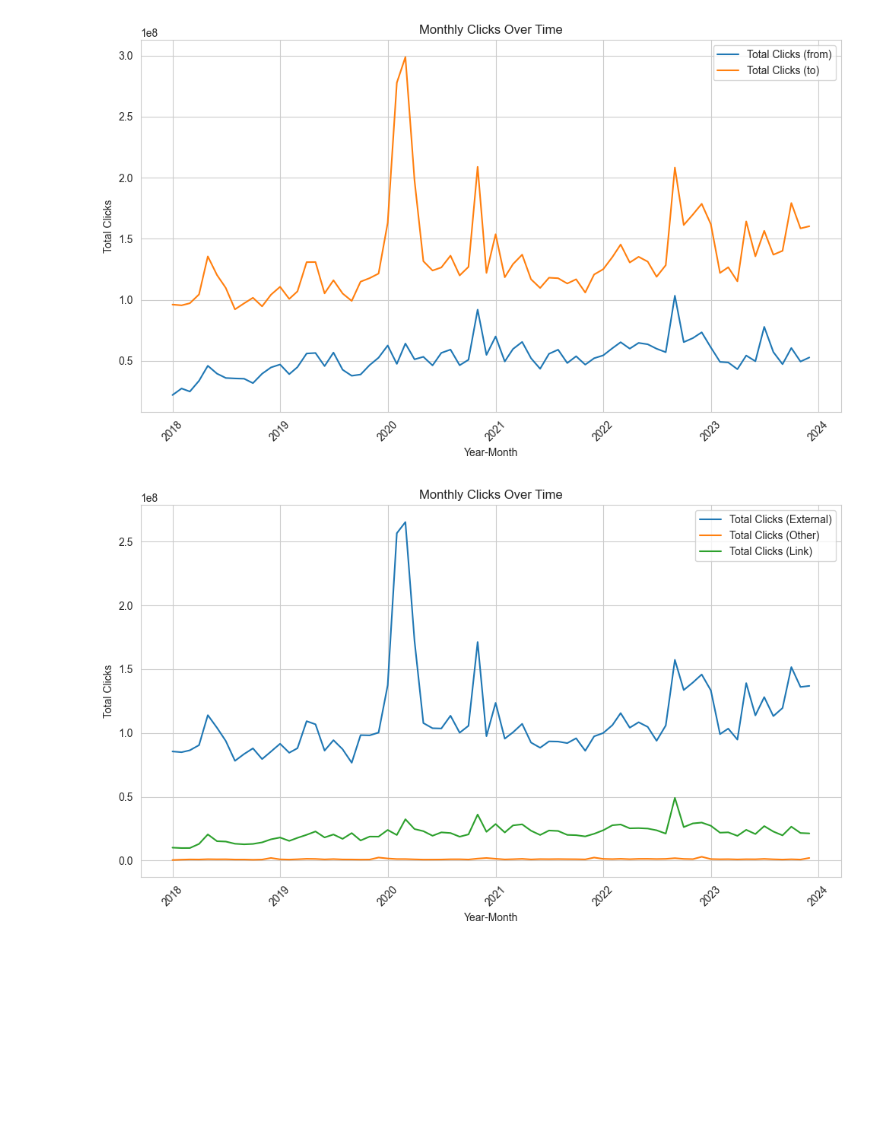
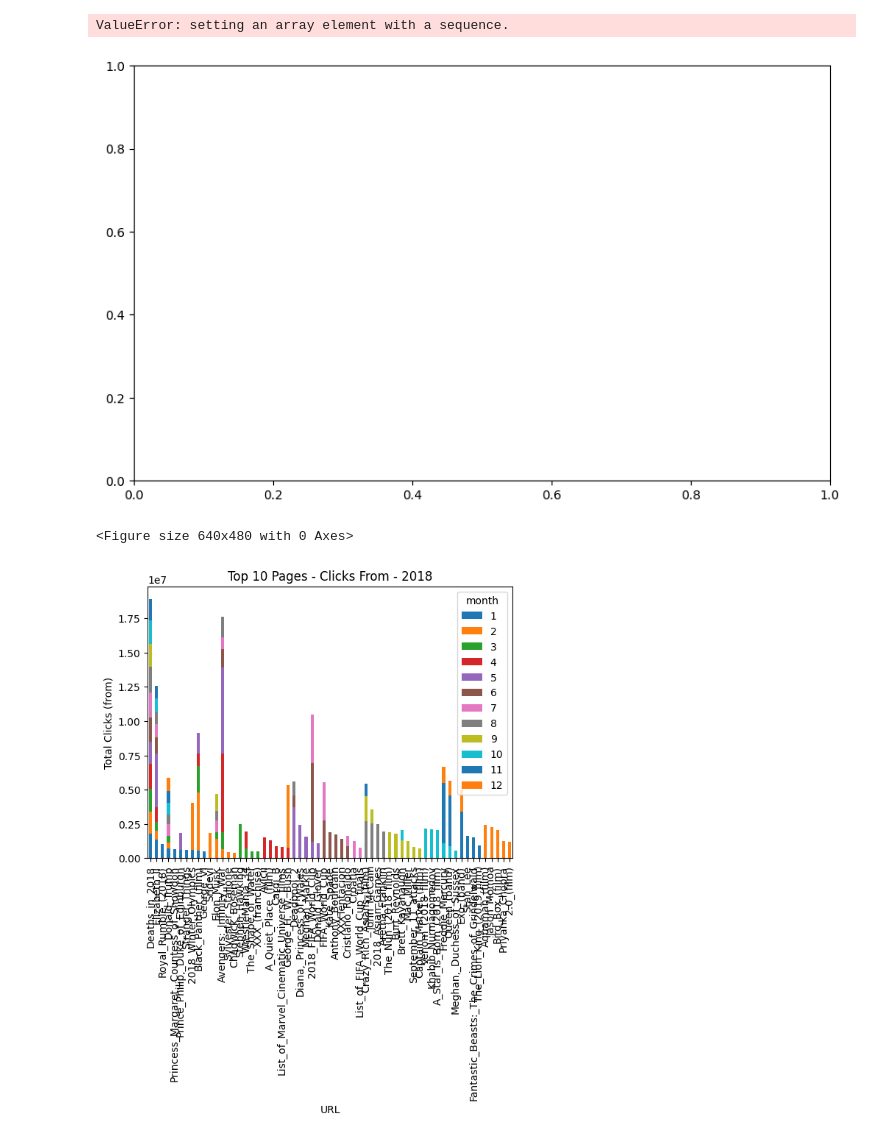
Before and after one commit to Petersmit27/managingbigdata-project, a Jupyter notebook: visualizations.ipynb, the cells around one changed output. Cells and saved outputs as stored; diff of their text form; code cells hidden in the pictures; blank space fills up the shorter version.

```diff
--- a/visualizations.ipynb
+++ b/visualizations.ipynb
@@ -25,52 +64,68 @@ monthly_clicks = df.groupby(['year', 'month']).sum()
 # Plot the time series
 plt.figure(figsize=(10, 6))
 # Combine the levels of MultiIndex for proper conversion to string
-monthly_clicks.index = monthly_clicks.index.map(lambda x: dt.datetime.strptime(f"{x[0]}-{x[1]:02}", '%Y-%m').date())
-plt.plot(monthly_clicks.index, monthly_clicks['fromClicks'], label='Total Clicks (from)')
-plt.plot(monthly_clicks.index, monthly_clicks['toClicks'], label='Total Clicks (to)')
+monthly_clicks['index'] = monthly_clicks.index.map(lambda x: dt.datetime.strptime(f"{x[0]}-{x[1]:02}", '%Y-%m').date())
+# plt.plot(monthly_clicks.index, monthly_clicks['toClicksExternal'], label='Total Clicks (External)')
+plt.plot(monthly_clicks.index, monthly_clicks['toClicksOther'], label='Total Clicks (Other)')
+plt.plot(monthly_clicks.index, monthly_clicks['toClicksLink'], label='Total Clicks (Link)')
 
 plt.title('Monthly Clicks Over Time')
 plt.xlabel('Year-Month')
 plt.ylabel('Total Clicks')
 plt.legend()
-plt.xticks(rotation=45)
 plt.tight_layout()
 plt.show()
 # %% [output]
+ValueError: setting an array element with a sequence.
-[figure, old version]
+[figure, new version]
 # %%
 # Load the results.csv file
 file_path = 'result.csv'
 df = pd.read_csv(file_path)
 
-# Extract the year and month from the 'file' column
+%matplotlib inline
+top_n = 10
+
+# Extract 'year' and 'month' from the 'file' column
 df[['year', 'month']] = df['file'].str.extract(r'(\d{4})-(\d{2})\.tsv\.gz')
 
 # Convert 'year' and 'month' columns to integers
 df['year'] = df['year'].astype(int)
 df['month'] = df['month'].astype(int)
 
-#Filter out urls
+# Filter out urls
 df = df[df['url'] != 'Main_Page']
 df = df[df['url'] != 'Hyphen-minus']
 
-# Group by year-month and sum the clicks
-monthly_clicks = df.groupby(['year', 'month']).sum()
+# Loop through each year and create a layered bar chart for each month
+for year in df['year'].unique():
+    yearly_df = df[df['year'] == year]
 
-# Plot the time series
-plt.figure(figsize=(10, 6))
-# Combine the levels of MultiIndex for proper conversion to string
-monthly_clicks.index = monthly_clicks.index.map(lambda x: dt.datetime.strptime(f"{x[0]}-{x[1]:02}", '%Y-%m').date())
-plt.plot(monthly_clicks.index, monthly_clicks['toClicksExternal'], label='Total Clicks (External)')
-plt.plot(monthly_clicks.index, monthly_clicks['toClicksOther'], label='Total Clicks (Other)')
-plt.plot(monthly_clicks.index, monthly_clicks['toClicksLink'], label='Total Clicks (Link)')
+    if not yearly_df.empty:
+        # Group by 'url' and 'month', summing up 'fromClicks' and 'toClicks'
+        monthly_totals = yearly_df.groupby(['url', 'month'])[['fromClicks', 'toClicks']].sum()
 
-plt.title('Monthly Clicks Over Time')
-plt.xlabel('Year-Month')
-plt.ylabel('Total Clicks')
-plt.legend()
-plt.xticks(rotation=45)
-plt.tight_layout()
-plt.show()
+        # Top N pages with the highest clicks 'from' and 'to' for each month
+        top_from_pages_monthly = monthly_totals.groupby('month')['fromClicks'].nlargest(top_n).reset_index(level=0, drop=True)
+        top_to_pages_monthly = monthly_totals.groupby('month')['toClicks'].nlargest(top_n).reset_index(level=0, drop=True)
+
+        # Plotting
+        # Bar chart for clicks 'from'
+        plt.figure()
+        top_from_pages_monthly.unstack().plot(kind='bar', stacked=True)
+        plt.title(f'Top {top_n} Pages - Clicks From - {year}')
+        plt.xlabel('URL')
+        plt.ylabel('Total Clicks (from)')
+        break
+
+        # Bar chart for clicks 'to'
+        plt.figure()
+        top_to_pages_monthly.unstack().plot(kind='bar', stacked=True)
+        plt.title(f'Top {top_n} Pages - Clicks To - {year}')
+        plt.xlabel('URL')
+        plt.ylabel('Total Clicks (to)')
+
+        plt.show()
 # %% [output]
+<Figure size 640x480 with 0 Axes>
-[figure, old version]
+[figure, new version]
```
Also changed, not shown: parts of 3 cells of this notebook, 3 other files.
